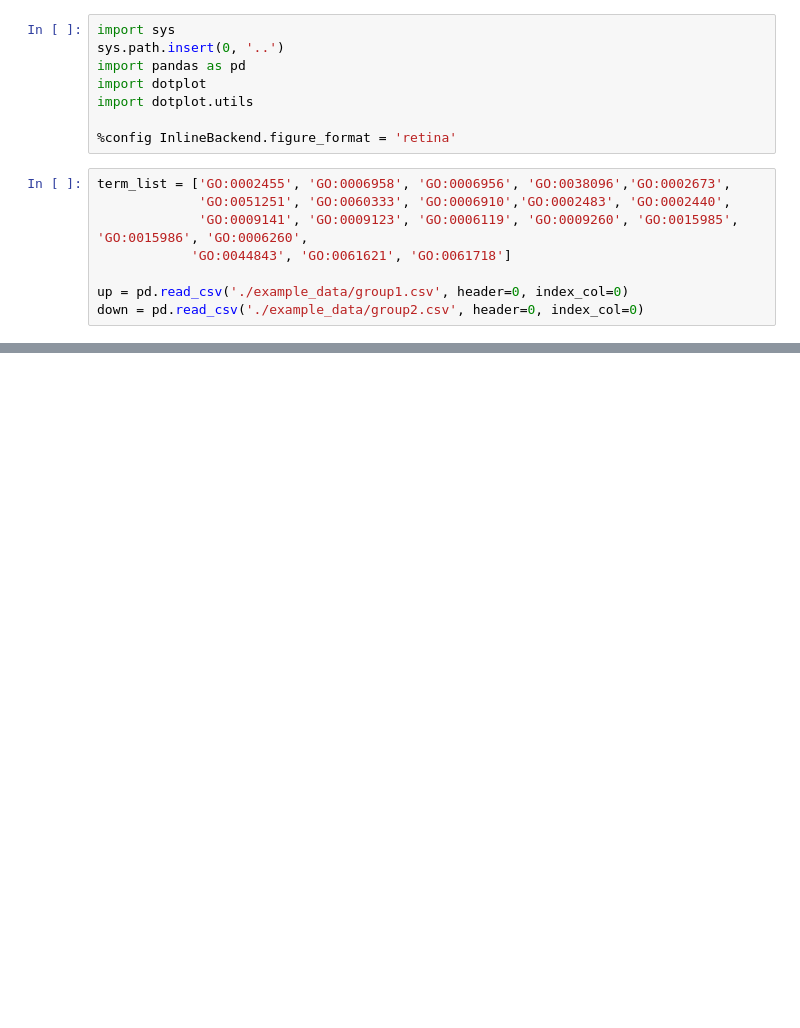
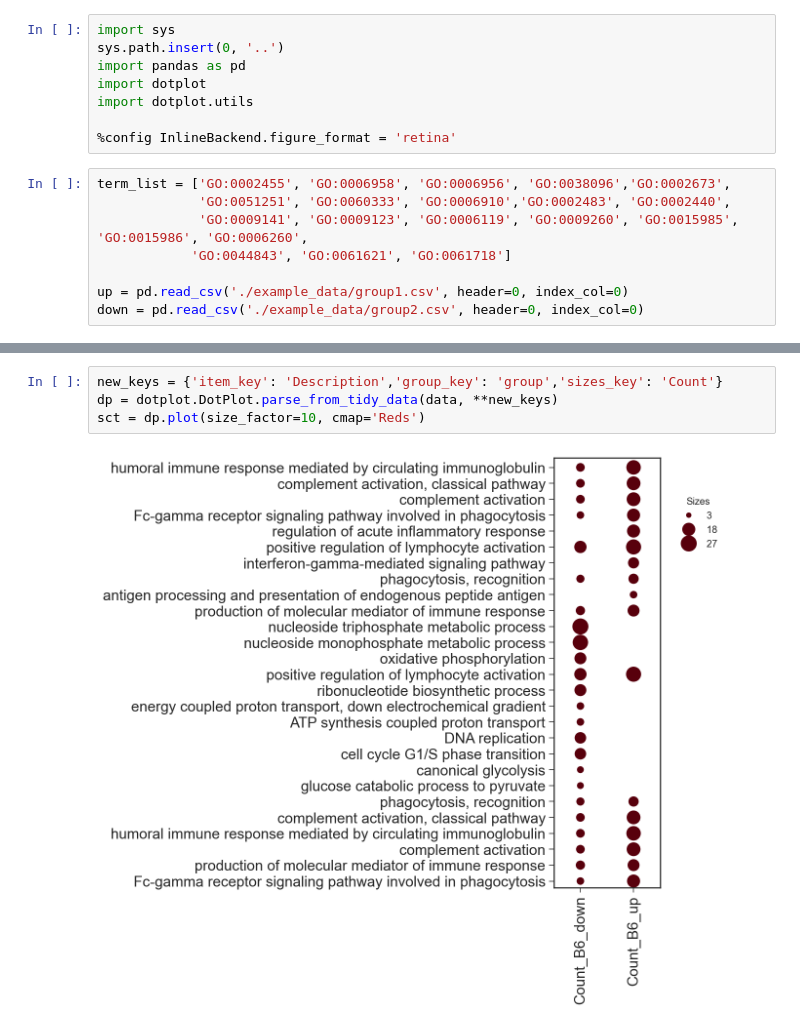
Before and after one commit to jefferyUstc/python-dotplot, a Jupyter notebook: tutorial/tutorials.ipynb, the cells around one changed output, grey strips where cells are left out. Cells and saved outputs as stored; diff of their text form; blank space fills up the shorter version.

```diff
--- a/tutorial/tutorials.ipynb
+++ b/tutorial/tutorials.ipynb
@@ -30,3 +25,9 @@ See the caveats in the documentation: https://pandas.pydata.org/pandas-docs/stab
 | GO:0006956 | complement activation | 20/178 | 175/18670 | 15.453684 | 13.008859 | 13.085251 | CD55/IGHM/TRBC2/IGHG2/IGKV3-20/IG... | 20 | B6_up |
 | GO:0038096 | Fc-gamma receptor signaling pathw... | 18/178 | 139/18670 | 14.916693 | 12.675988 | 12.752379 | PTPRC/LYN/IGHG2/IGKV3-20/IGHV4-34... | 18 | B6_up |
 | GO:0002673 | regulation of acute inflammatory ... | 18/178 | 159/18670 | 13.871614 | 11.817674 | 11.894066 | HLA-E/CD55/IGHG2/IGKV3-20/IGHV4-3... | 18 | B6_up |
+# %%
+new_keys = {'item_key': 'Description','group_key': 'group','sizes_key': 'Count'}
+dp = dotplot.DotPlot.parse_from_tidy_data(data, **new_keys)
+sct = dp.plot(size_factor=10, cmap='Reds')
+# %% [output]
+[figure, added]
```
Also changed, not shown: parts of 4 cells of this notebook, 2 other files.
